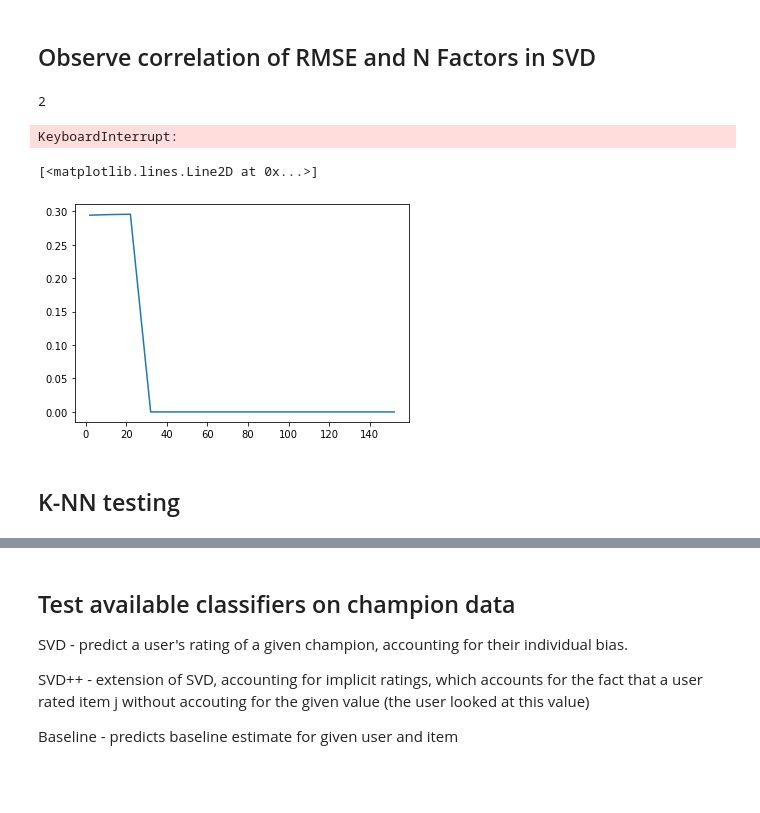
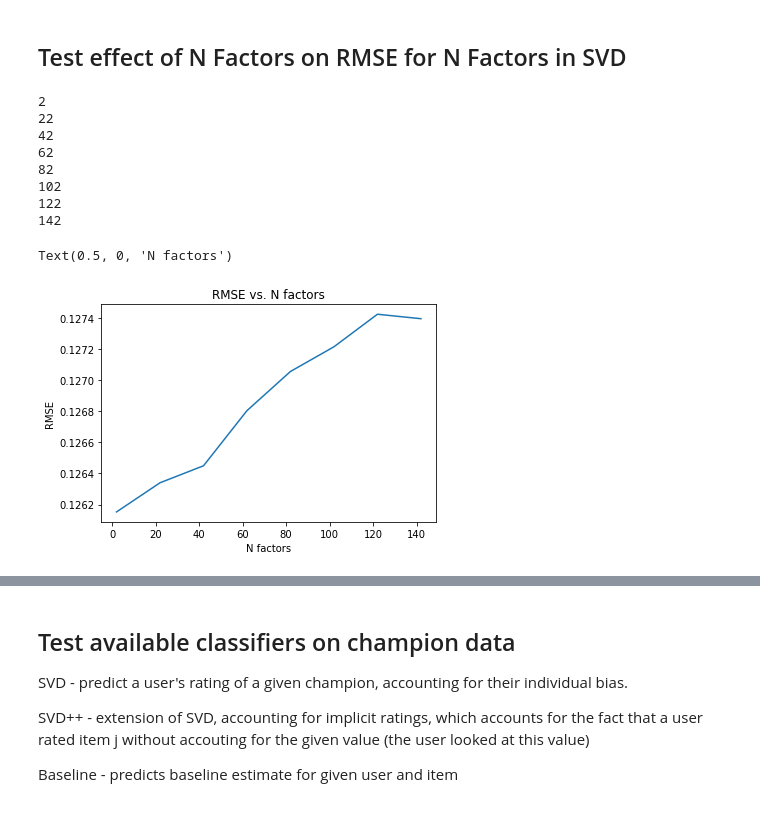
Before and after one commit to marcotan004/lol-champion-recommender, a Jupyter notebook: src/training.ipynb, the cells around one changed output, grey strips where cells are left out. Saved outputs shown, nothing was run; the diff lists cells and outputs as text; code cells hidden in the pictures; blank space fills up the shorter version.

```diff
--- a/src/training.ipynb
+++ b/src/training.ipynb
@@ -12 +14,8 @@ from surprise import BaselineOnly, Dataset, Reader, accuracy
 from surprise.model_selection import cross_validate, train_test_split
+# %%
+all_champs = os.path.expanduser('../data/surprise_data_full.csv')
+users_750 = os.path.expanduser('../data/surprise_data_750.csv')
+
+file_path = users_750
+reader = Reader(sep=",", rating_scale=(0,1))
+data = Dataset.load_from_file(file_path, reader)
@@ -80,0 +117,12 @@ Test time         5.53    5.65    10.00   5.66    10.05   7.38    2.16
+# %%
+x = np.arange(5, 60, 5)
+y = np.zeros_like(x, dtype=float)
+
+sim_options = {
+    "name": "pearson_baseline",
+    "user_based": False
+}
+
+for i, n in enumerate(x):
+    algo = KNNWithMeans(k=n, sim_options=sim_options)
+    y[i] = cross_validate(algo, data, measures=['RMSE', 'MAE'], cv=5, verbose=False)['test_rmse'].mean()
@@ -81,25 +157,28 @@ Test time         5.53    5.65    10.00   5.66    10.05   7.38    2.16
 # %% [markdown]
-## Observe correlation of RMSE and N Factors in SVD
+## Test effect of N Factors on RMSE for N Factors in SVD
 # %%
-file_path = os.path.expanduser("../data/data_surprise_format.csv")
-reader = Reader(sep=",", rating_scale=(0,1))
-data = Dataset.load_from_file(file_path, reader)
-
-x = np.arange(2, 161, 10)
+x = np.arange(2, 161, 5)
 y = np.zeros_like(x, dtype=float)
-
-
 for i, n in enumerate(x):
-    algo = KNNBasic(n=)
     print(n)
+    algo = SVD(n_factors=n)
     y[i] = cross_validate(algo, data, measures=['RMSE', 'MAE'], cv=5, verbose=False)['test_rmse'].mean()
 # %% [output]
 2
+22
+42
+62
+82
+102
+122
+142
-KeyboardInterrupt:
 # %%
 plt.plot(x,y)
+plt.title("RMSE vs. N factors")
+plt.ylabel("RMSE")
+plt.xlabel("N factors")
+
+# RMSE does not change much with n
 # %% [output]
-[<matplotlib.lines.Line2D at 0x...>]
+Text(0.5, 0, 'N factors')
-[figure, old version]
+[figure, new version]
-# %% [markdown]
-## K-NN testing
```
Also changed, not shown: parts of 38 cells of this notebook, 14 other files.
